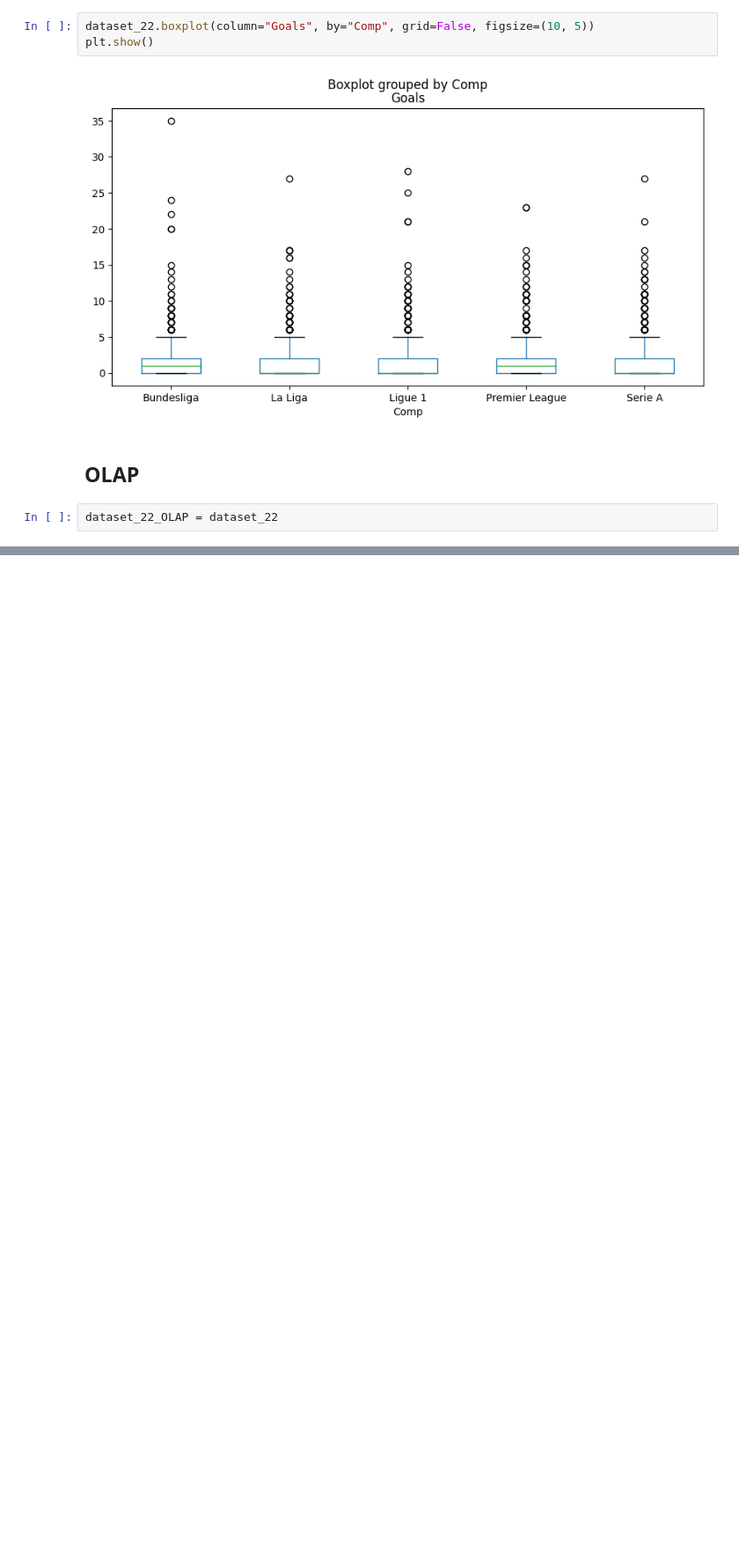
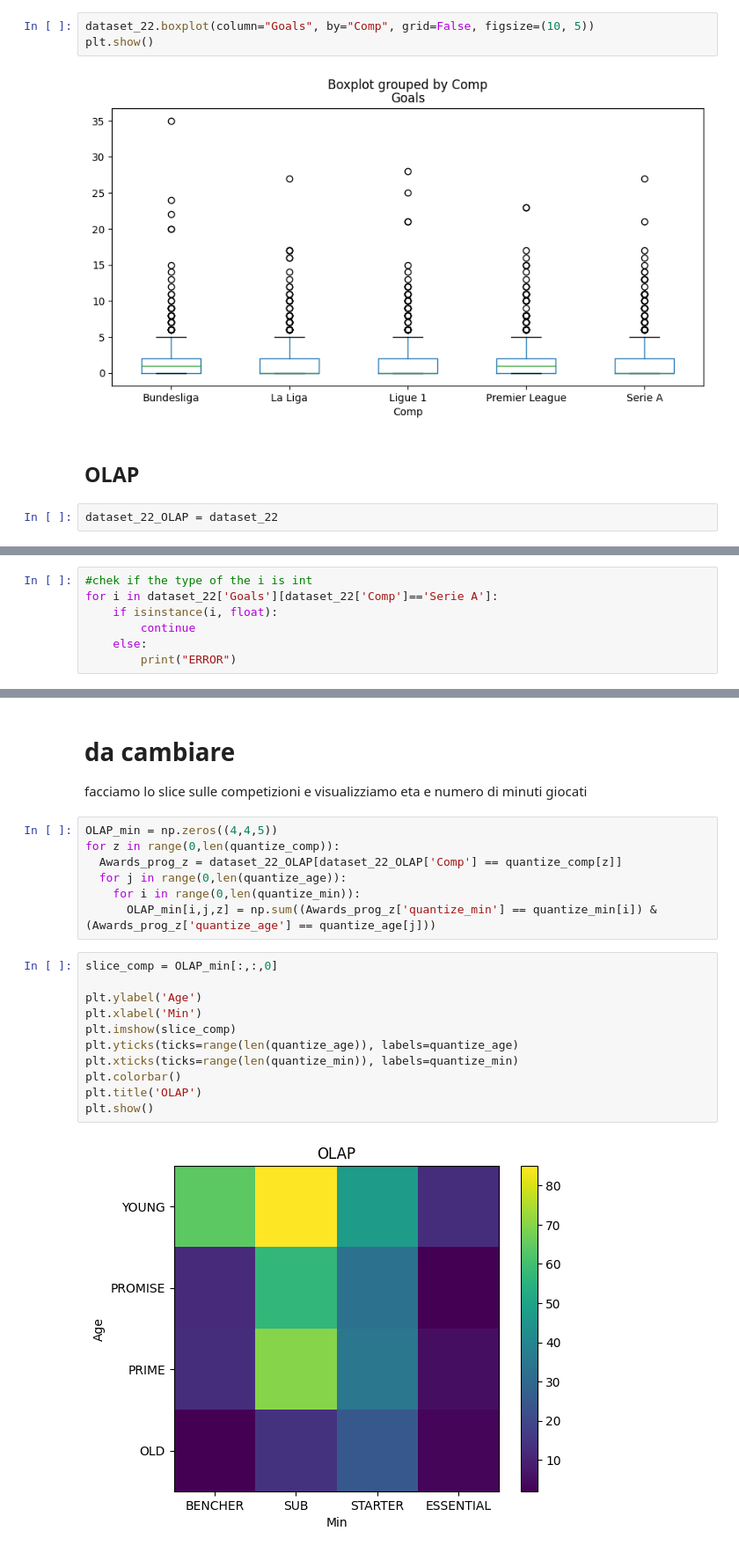
Before and after one commit to Mammew/proj_IDS, a Jupyter notebook: notebook.ipynb, the cells around one changed output, grey strips where cells are left out. Shown at 88% size. Cells and saved outputs as stored; diff of their text form; blank space fills up the shorter version.

```diff
--- a/notebook.ipynb
+++ b/notebook.ipynb
@@ -233,0 +303,7 @@ TypeError: Invalid shape (4, 4, 5) for image data
+# %%
+#chek if the type of the i is int
+for i in dataset_22['Goals'][dataset_22['Comp']=='Serie A']:
+    if isinstance(i, float):
+        continue
+    else:
+        print("ERROR")
@@ -233,0 +323,23 @@ TypeError: Invalid shape (4, 4, 5) for image data
+# %% [markdown]
+# da cambiare
+facciamo lo slice sulle competizioni e visualizziamo eta e numero di minuti giocati
+# %%
+OLAP_min = np.zeros((4,4,5))
+for z in range(0,len(quantize_comp)):
+  Awards_prog_z = dataset_22_OLAP[dataset_22_OLAP['Comp'] == quantize_comp[z]]
+  for j in range(0,len(quantize_age)):
+    for i in range(0,len(quantize_min)):
+      OLAP_min[i,j,z] = np.sum((Awards_prog_z['quantize_min'] == quantize_min[i]) & (Awards_prog_z['quantize_age'] == quantize_age[j]))
+# %%
+slice_comp = OLAP_min[:,:,0]
+
+plt.ylabel('Age')
+plt.xlabel('Min')
+plt.imshow(slice_comp)
+plt.yticks(ticks=range(len(quantize_age)), labels=quantize_age)
+plt.xticks(ticks=range(len(quantize_min)), labels=quantize_min)
+plt.colorbar()
+plt.title('OLAP')
+plt.show()
+# %% [output]
+[figure, added]
```
Also changed, not shown: parts of 12 cells of this notebook.
